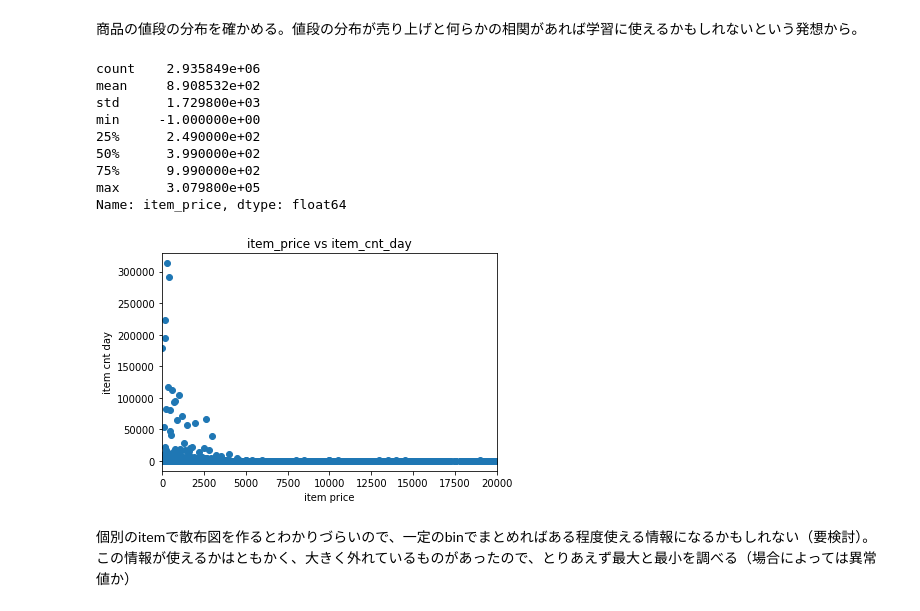
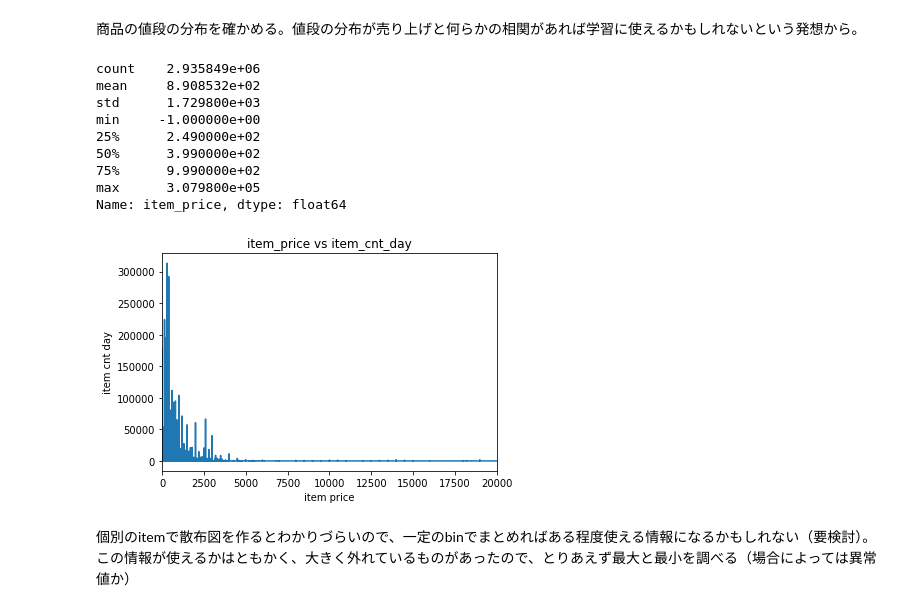
Before and after one commit to genkiando/final-project-of-machine-learning, a Jupyter notebook: final_project_simpleEDA.ipynb, the cells around one changed output. Drawn from its saved outputs; the diff is of its cells as text; code cells hidden in the pictures.

```diff
--- a/final_project_simpleEDA.ipynb
+++ b/final_project_simpleEDA.ipynb
@@ -121,26 +328,26 @@ plt.show()
 # %%
 price = sales_df.item_price
 print(price.describe())
 
-grp_pr = sales_df.groupby("item_price", as_index = False)["item_cnt_day"].sum()
-plt.scatter(grp_pr["item_price"],grp_pr["item_cnt_day"])
+grp_pr = sales_df.groupby("item_price", as_index = False).sum()
+plt.plot(grp_pr["item_price"],grp_pr["item_cnt_day"])
 plt.xlabel("item price")
 plt.ylabel("item cnt day")
 plt.title("item_price vs item_cnt_day")
 plt.xlim([-5,20000])
 
 plt.show()
 # %% [output]
 count    2.935849e+06
 mean     8.908532e+02
 std      1.729800e+03
 min     -1.000000e+00
 25%      2.490000e+02
 50%      3.990000e+02
 75%      9.990000e+02
 max      3.079800e+05
 Name: item_price, dtype: float64
-[figure, old version]
+[figure, new version]
 # %% [markdown]
 個別のitemで散布図を作るとわかりづらいので、一定のbinでまとめればある程度使える情報になるかもしれない（要検討）。この情報が使えるかはともかく、大きく外れているものがあったので、とりあえず最大と最小を調べる（場合によっては異常値か）
 # %%
```
Also changed, not shown: parts of 34 cells of this notebook, 1 other file.
